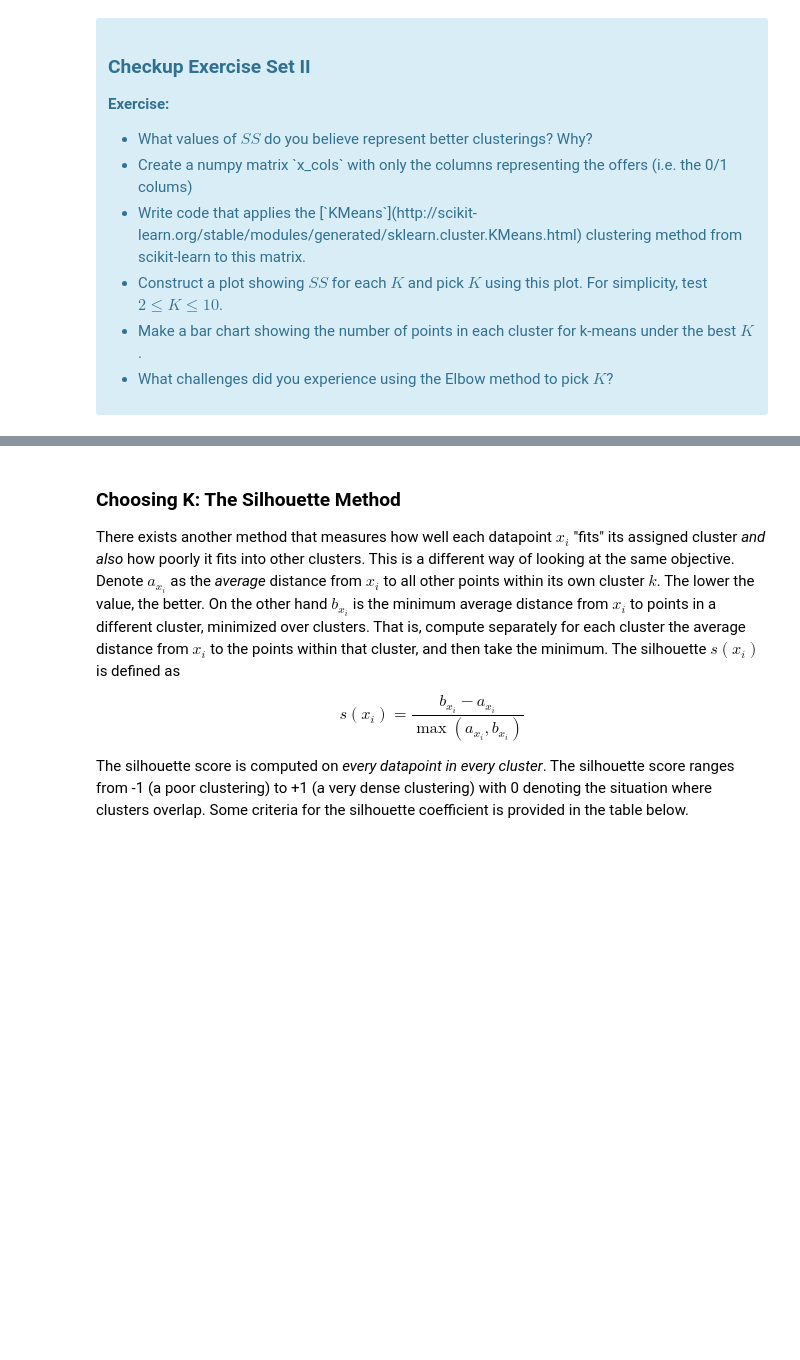
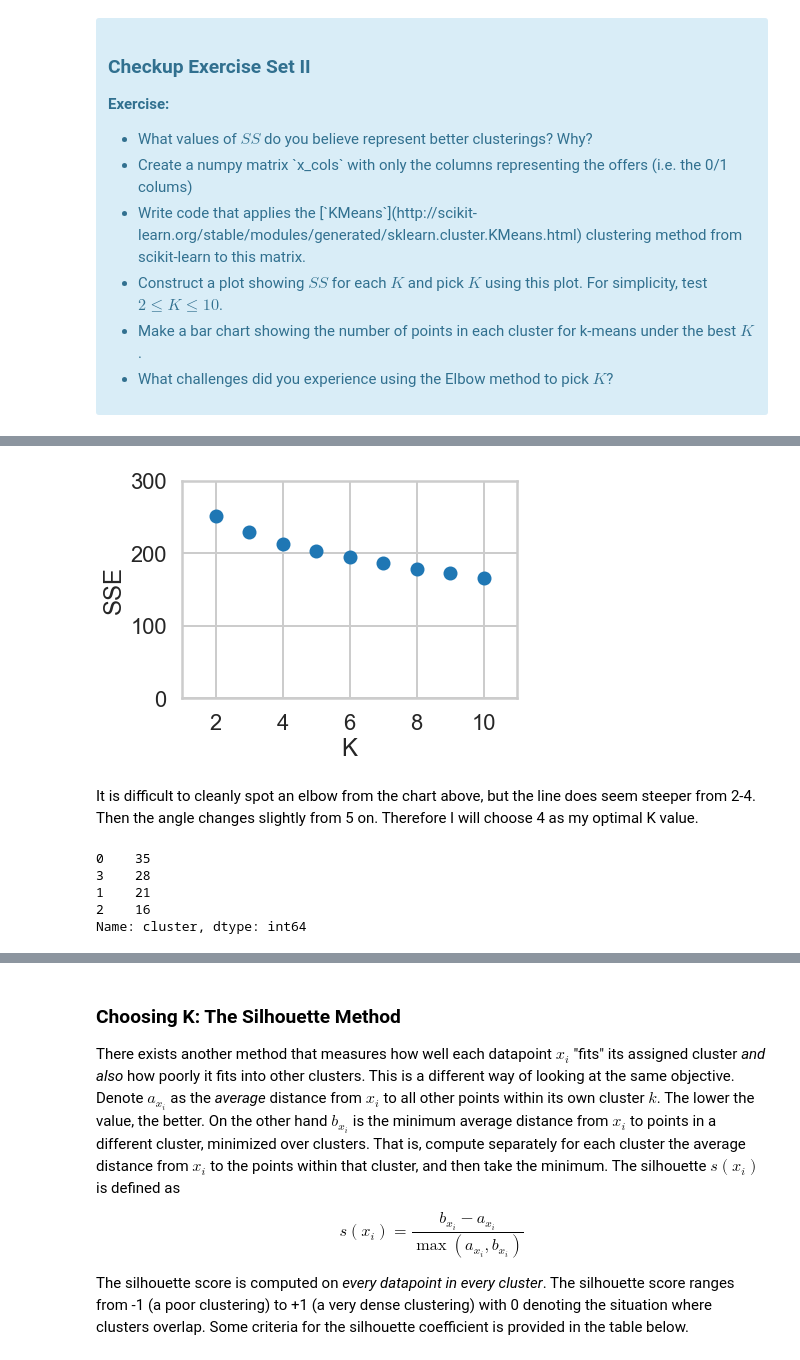
Before and after one commit to jkarpen/Springboard_Projects, a Jupyter notebook: 5 - Clustering/Mini_Project_Clustering.ipynb, the cells around one changed output, grey strips where cells are left out. Saved outputs shown, nothing was run; the diff lists cells and outputs as text; code cells hidden in the pictures; blank space fills up the shorter version.

Commit message:
Completion of Clustering Assignment

```diff
--- a/5 - Clustering/Mini_Project_Clustering.ipynb
+++ b/5 - Clustering/Mini_Project_Clustering.ipynb
@@ -48,0 +92,4 @@ The first thing we need is a way to compare customers. To do this, we're going t
+# %%
+#The above pivot worked, but now I need to deal with all the NA values. I will replace those with 0's
+pivot = pivot.fillna(0)#.reset_index()
+pivot.head()
@@ -76,0 +138,5 @@ where $x_i$ is a point, $C_k$ represents cluster $k$ and $\mu_k$ is the centroid
+# %%
+#3. Apply KMeans from sklearn to the matrix
+#First initialize K values to test
+k_values = np.arange(2, 11, 1)
+print(k_values)
@@ -76,0 +145,6 @@ where $x_i$ is a point, $C_k$ represents cluster $k$ and $\mu_k$ is the centroid
+# %%
+sse = {}
+for k in k_values:
+    cluster = KMeans(n_clusters=k)
+    model = cluster.fit(pivot)
+    sse[k] = model.inertia_
@@ -76,0 +163,4 @@ where $x_i$ is a point, $C_k$ represents cluster $k$ and $\mu_k$ is the centroid
+# %%
+sse_df = pd.DataFrame.from_dict(sse, orient='index', columns=['SSE']).reset_index()
+sse_df = sse_df.rename(columns={"index":"K"})
+sse_df
@@ -76,0 +178,21 @@ where $x_i$ is a point, $C_k$ represents cluster $k$ and $\mu_k$ is the centroid
+# %%
+plt.plot()
+plt.scatter(sse_df.K, sse_df.SSE)
+plt.xlim(1, 11)
+plt.ylim(0, 300)
+plt.xlabel('K')
+plt.ylabel('SSE')
+plt.show()
+# %% [output]
+[figure, added]
+# %% [markdown]
+It is difficult to cleanly spot an elbow from the chart above, but the line does seem steeper from 2-4. Then the angle changes slightly from 5 on. Therefore I will choose 4 as my optimal K value.
+# %%
+pivot['cluster'] = KMeans(n_clusters=4).fit_predict(pivot)
+pivot.cluster.value_counts()
+# %% [output]
+0    35
+3    28
+1    21
+2    16
+Name: cluster, dtype: int64
```
Also changed, not shown: parts of 50 cells of this notebook.
